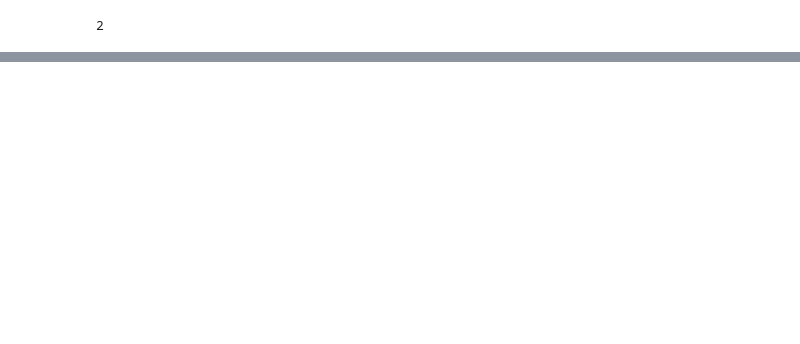
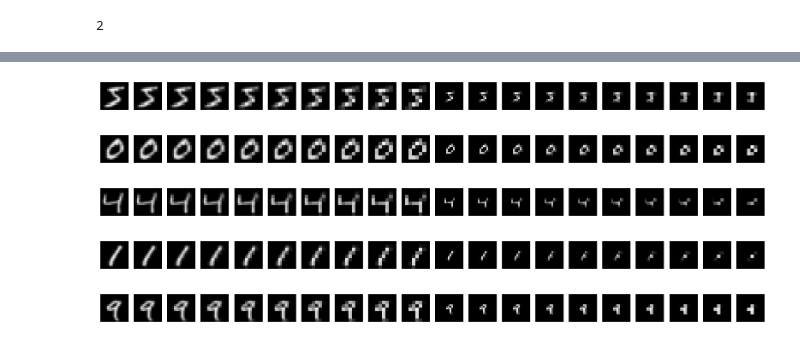
Before and after one commit to christianjensen2903/MNISTDiffusion, a Jupyter notebook: cold.ipynb, the cells around one changed output, grey strips where cells are left out. Cells and saved outputs as stored; diff of their text form; code cells hidden in the pictures; blank space fills up the shorter version.

```diff
--- a/cold.ipynb
+++ b/cold.ipynb
@@ -160,5 +112,7 @@ len([
 # %%
-import math
-int(math.log2(32) - math.log2(8))
+initial_size = 16
+minimum_pixelation = 8
+
+int(math.log2(initial_size) - math.log2(minimum_pixelation)) + 1
 # %% [output]
 2
@@ -282,0 +119,48 @@ len(images)
+# %%
+n_between = 10
+minimum_pixelation = 4
+pixelate = Pixelate(n_between=n_between, minimum_pixelation=minimum_pixelation)
+from utils import scale_images
+import math
+
+
+def get_image_time_line(image):
+    images = []
+    initial_size = image.shape[-1]
+
+
+    number_of_levels = int(math.log2(initial_size) - math.log2(minimum_pixelation * 2)) + 1
+
+
+    for level in range(0, number_of_levels):
+        for relative_t in range(1, n_between + 1):
+            # Downscale image
+            to_size = initial_size // (2 ** level)
+            scaled_image = scale_images(image.unsqueeze(0), to_size)
+
+            # Pixelate image
+            pixelated_image = pixelate(scaled_image, relative_t)
+
+            # Pad image
+            pad_size = initial_size - pixelated_image.shape[-1]
+
+            pixelated_image = torch.nn.functional.pad(
+                pixelated_image,
+                pad=(pad_size // 2, pad_size // 2, pad_size // 2, pad_size // 2),
+            )
+
+            images.append(pixelated_image)
+
+    return images
+
+
+for i in range(5):
+    showImageList(
+        get_image_time_line(train_dataset[i][0])
+    )
+# %% [output]
+[figure, added]
+[figure, added]
+[figure, added]
+[figure, added]
+[figure, added]
```
Also changed, not shown: parts of 10 cells of this notebook, 6 other files.
